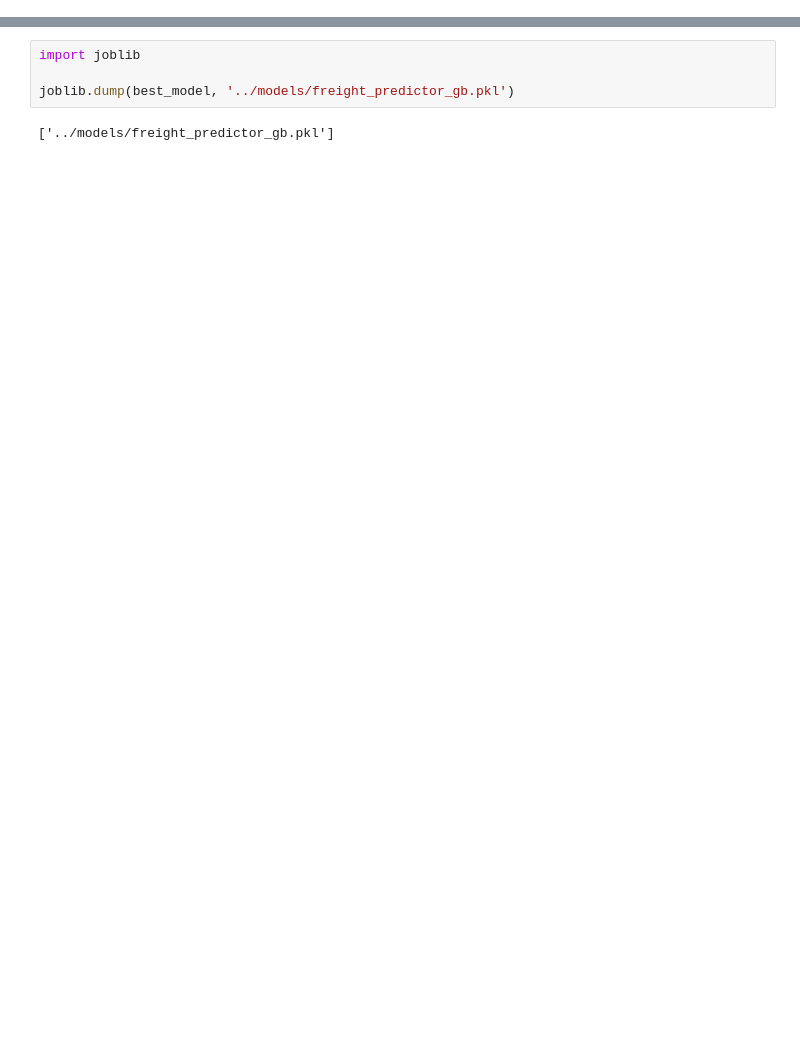
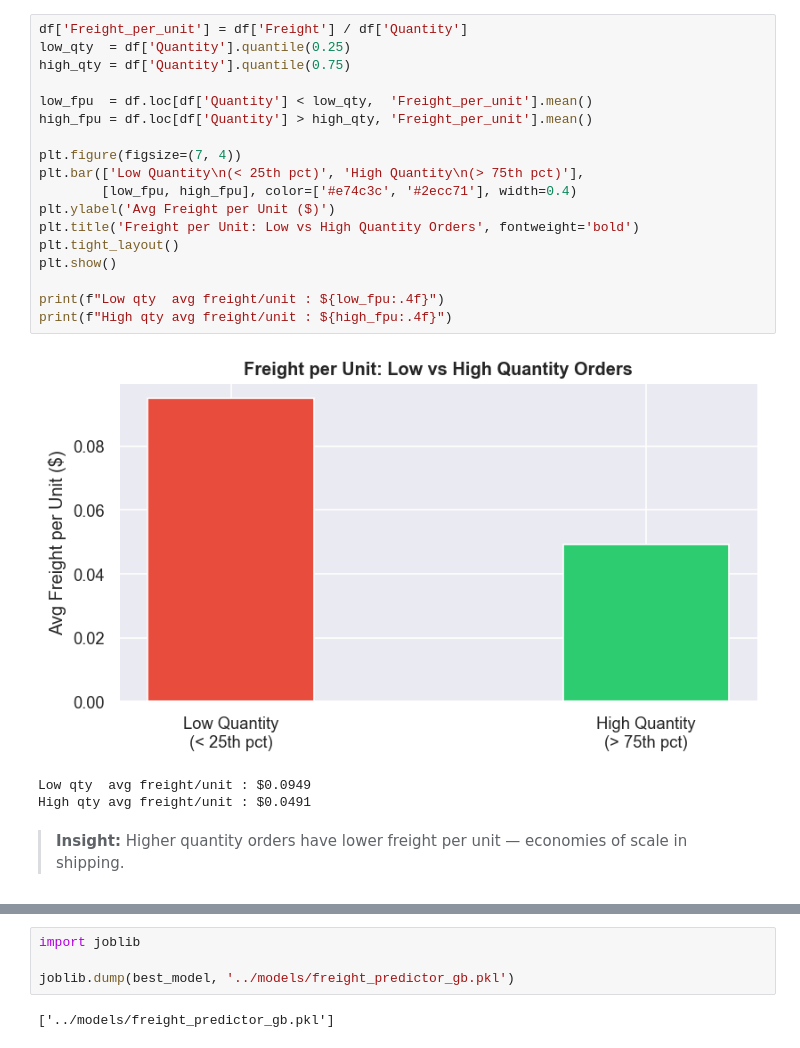
Before and after one commit to MayankSaini-Byte/FreightSense, a Jupyter notebook: notebook/predicting_freight_cost.ipynb, the cells around one changed output, grey strips where cells are left out. Drawn from its saved outputs; the diff is of its cells as text; blank space fills up the shorter version.

```diff
--- a/notebook/predicting_freight_cost.ipynb
+++ b/notebook/predicting_freight_cost.ipynb
@@ -223,0 +139,24 @@ Name: Freight, dtype: float64
+# %%
+df['Freight_per_unit'] = df['Freight'] / df['Quantity']
+low_qty  = df['Quantity'].quantile(0.25)
+high_qty = df['Quantity'].quantile(0.75)
+
+low_fpu  = df.loc[df['Quantity'] < low_qty,  'Freight_per_unit'].mean()
+high_fpu = df.loc[df['Quantity'] > high_qty, 'Freight_per_unit'].mean()
+
+plt.figure(figsize=(7, 4))
+plt.bar(['Low Quantity\n(< 25th pct)', 'High Quantity\n(> 75th pct)'],
+        [low_fpu, high_fpu], color=['#e74c3c', '#2ecc71'], width=0.4)
+plt.ylabel('Avg Freight per Unit ($)')
+plt.title('Freight per Unit: Low vs High Quantity Orders', fontweight='bold')
+plt.tight_layout()
+plt.show()
+
+print(f"Low qty  avg freight/unit : ${low_fpu:.4f}")
+print(f"High qty avg freight/unit : ${high_fpu:.4f}")
+# %% [output]
+[figure, added]
+Low qty  avg freight/unit : $0.0949
+High qty avg freight/unit : $0.0491
+# %% [markdown]
+> **Insight:** Higher quantity orders have lower freight per unit — economies of scale in shipping.
```
Also changed, not shown: parts of 52 cells of this notebook, 8 other files.
